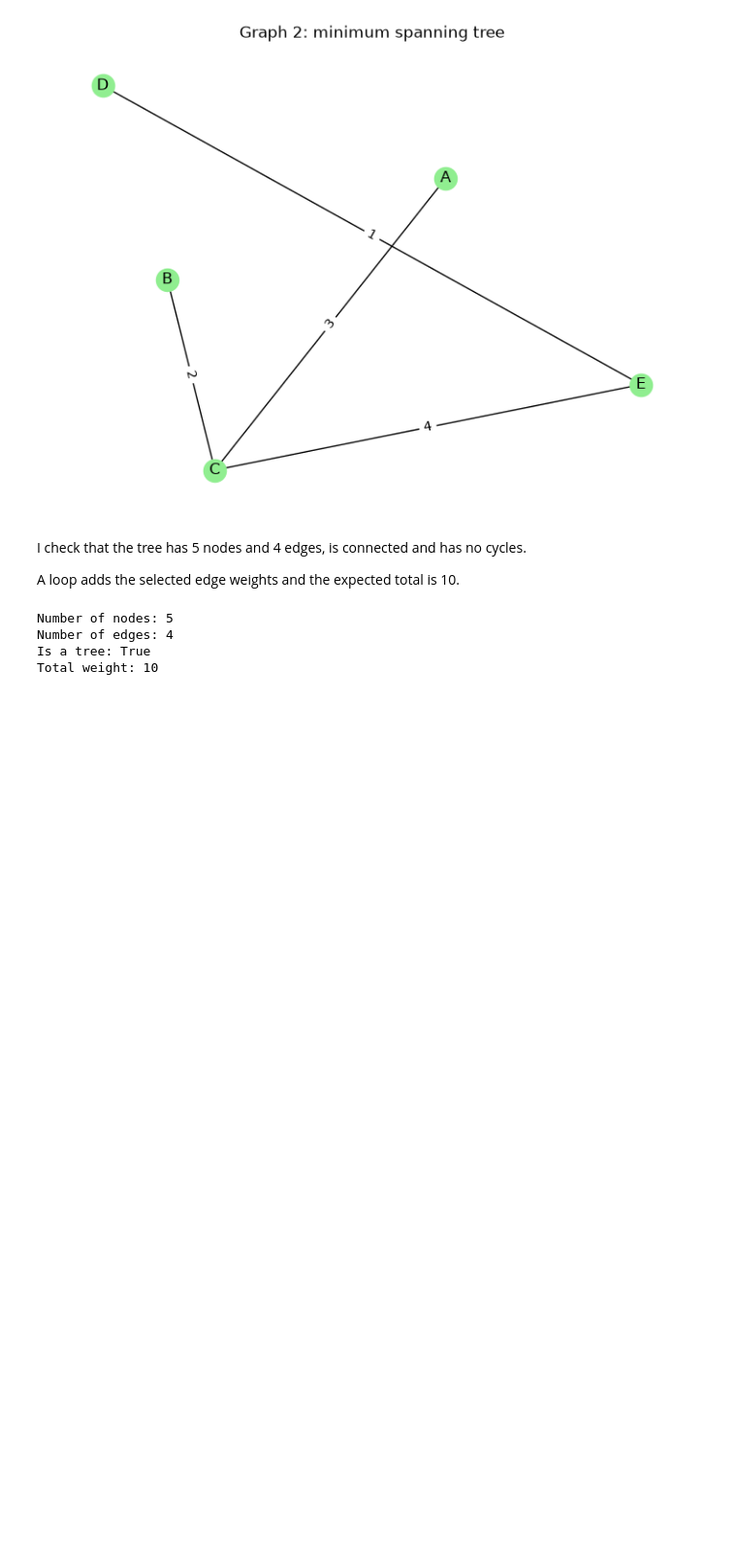
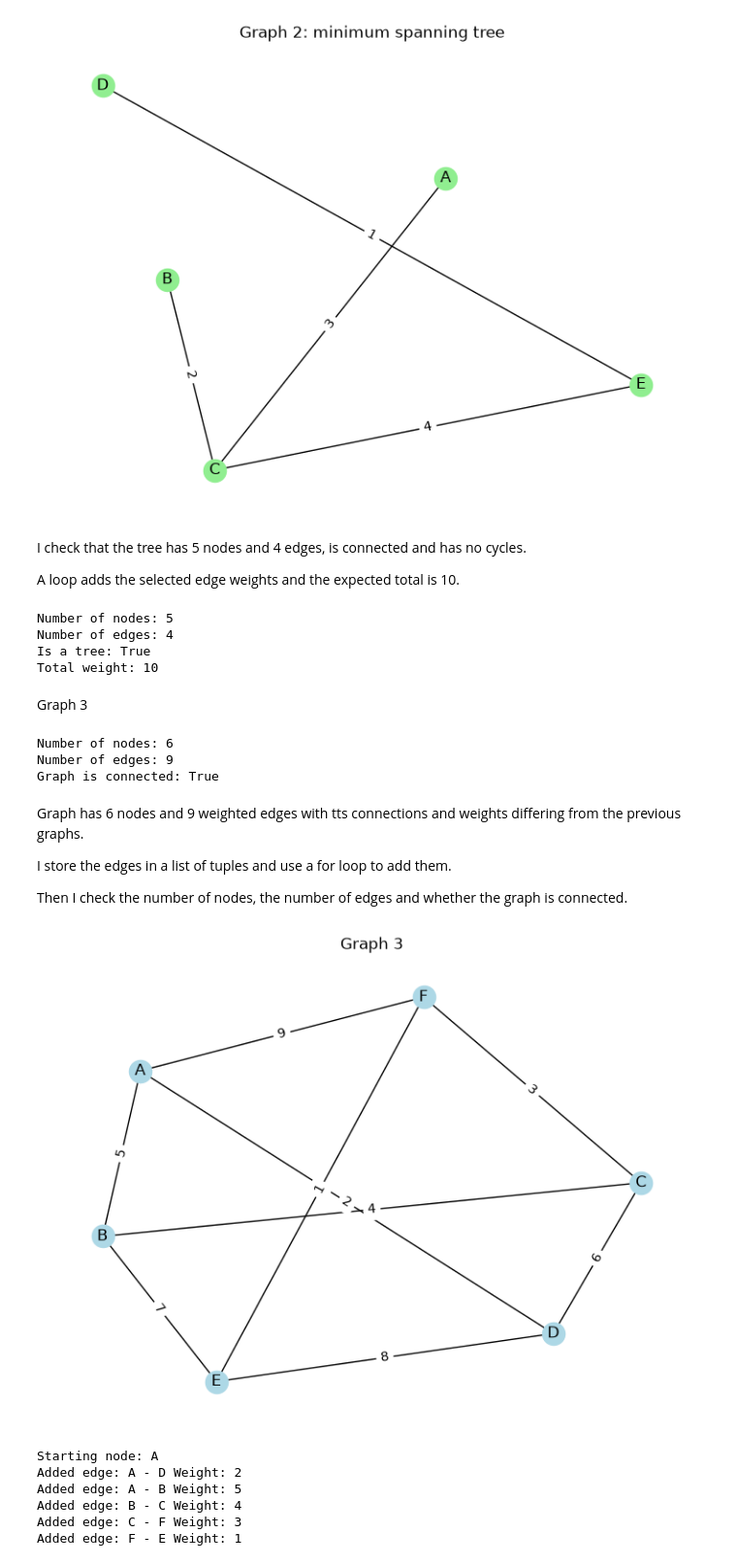
Before and after one commit to janadatatech/dsa2-coursework, a Jupyter notebook: Q2_minimum_spanning_tree.ipynb, the cells around one changed output. Shown at 97% size. Saved outputs shown, nothing was run; the diff lists cells and outputs as text; code cells hidden in the pictures; blank space fills up the shorter version.

Commit message:
Test Prim's algorithm on a third graph

```diff
--- a/Q2_minimum_spanning_tree.ipynb
+++ b/Q2_minimum_spanning_tree.ipynb
@@ -244,3 +244,53 @@ Number of nodes: 5
 Number of edges: 4
 Is a tree: True
 Total weight: 10
+# %% [markdown]
+Graph 3
+# %%
+graph3 = nx.Graph()
+edges3 = [
+    ("A", "B", 5),
+    ("A", "D", 2),
+    ("A", "F", 9),
+    ("B", "C", 4),
+    ("B", "E", 7),
+    ("C", "D", 6),
+    ("C", "F", 3),
+    ("D", "E", 8),
+    ("E", "F", 1)
+]
+for node1, node2, weight in edges3:
+    graph3.add_edge(node1, node2, weight=weight)
+print("Number of nodes:", graph3.number_of_nodes())
+print("Number of edges:", graph3.number_of_edges())
+print("Graph is connected:", nx.is_connected(graph3))
+# %% [output]
+Number of nodes: 6
+Number of edges: 9
+Graph is connected: True
+# %% [markdown]
+Graph has 6 nodes and 9 weighted edges with tts connections and weights differing from the previous graphs.
+
+I store the edges in a list of tuples and use a for loop to add them.
+
+Then I check the number of nodes, the number of edges and whether the graph is connected.
+# %%
+positions3 = nx.spring_layout(graph3, seed=1)
+plt.figure(figsize=(7, 5))
+nx.draw(graph3, positions3, with_labels=True, node_color="lightblue")
+weights3 = nx.get_edge_attributes(graph3, "weight")
+nx.draw_networkx_edge_labels(graph3, positions3, edge_labels=weights3)
+plt.title("Graph 3")
+plt.axis("off")
+plt.show()
+# %% [output]
+[figure, added]
+# %%
+mst3 = MyMinimumSpanningTree(graph3)
+# %% [output]
+Starting node: A
+Added edge: A - D Weight: 2
+Added edge: A - B Weight: 5
+Added edge: B - C Weight: 4
+Added edge: C - F Weight: 3
+Added edge: F - E Weight: 1
```
Also changed, not shown: parts of 5 cells of this notebook.
